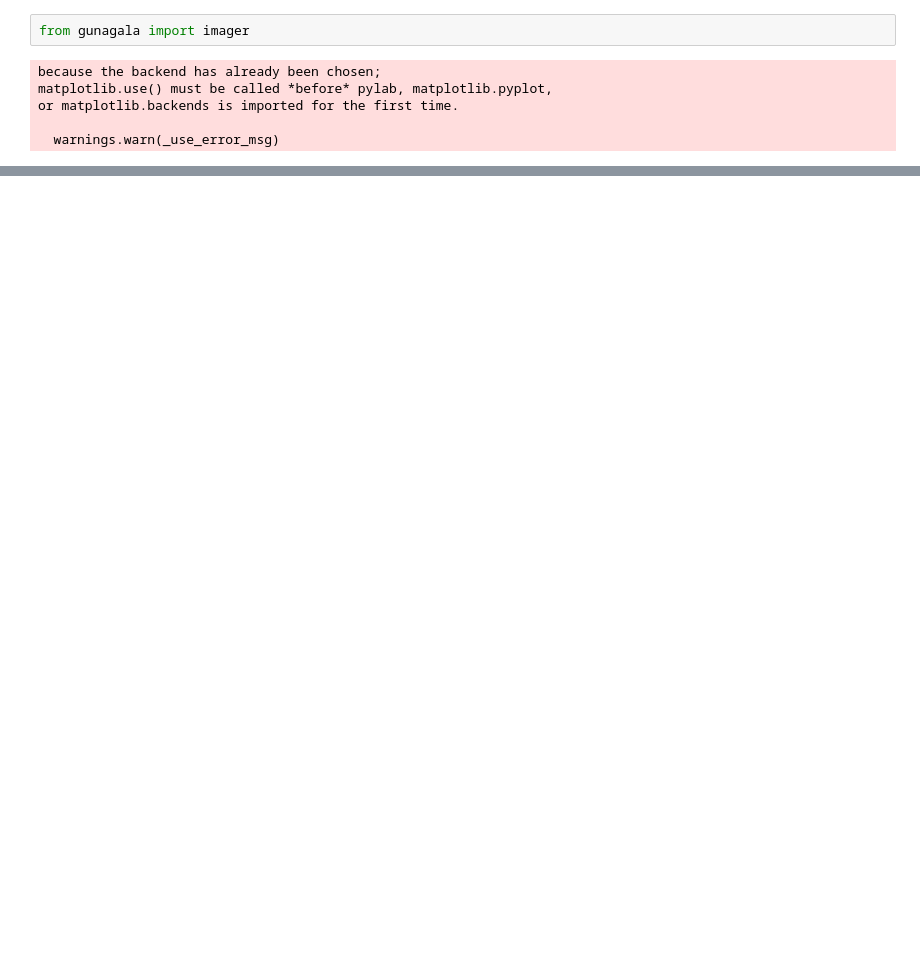
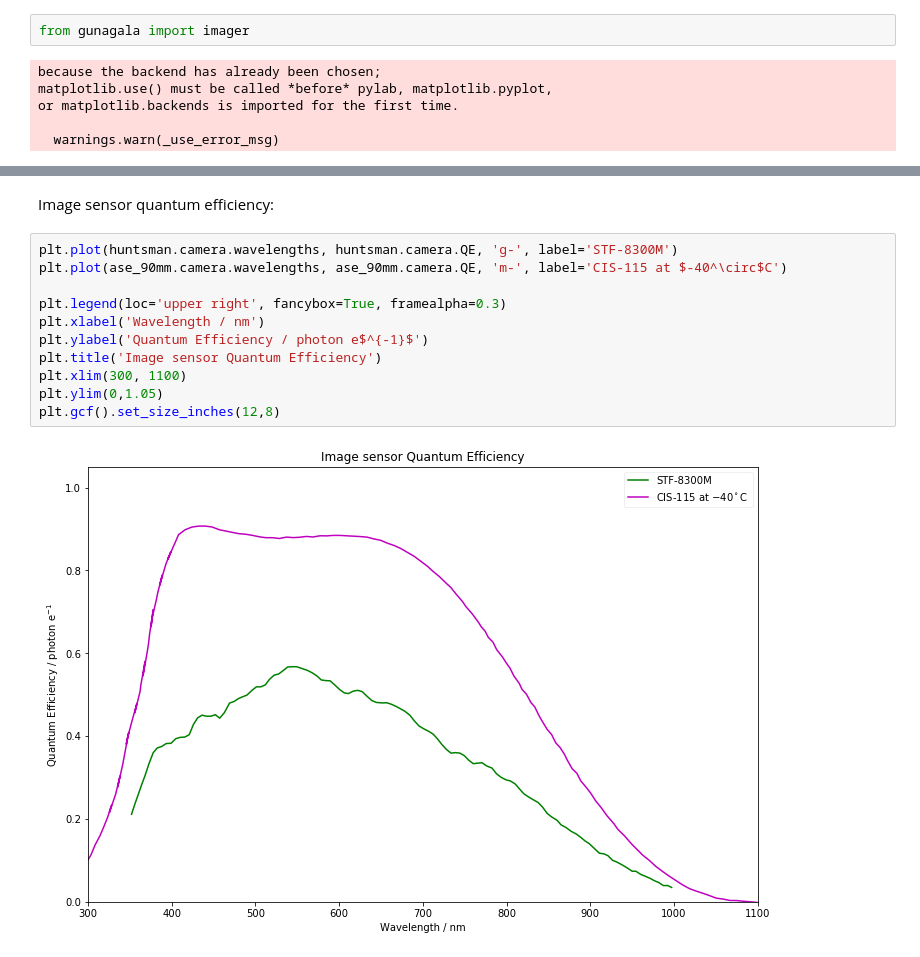
Before and after one commit to AstroHuntsman/gunagala, a Jupyter notebook: examples/Australian Space Eye 2017.ipynb, the cells around one changed output, grey strips where cells are left out. Saved outputs shown, nothing was run; the diff lists cells and outputs as text; blank space fills up the shorter version.

```diff
--- a/examples/Australian Space Eye 2017.ipynb
+++ b/examples/Australian Space Eye 2017.ipynb
@@ -169,0 +60,15 @@ $29.376398 \; \mathrm{mag}$$\mathrm{\left( \mathrm{AB} \right)}$
+# %% [markdown]
+Image sensor quantum efficiency:
+# %%
+plt.plot(huntsman.camera.wavelengths, huntsman.camera.QE, 'g-', label='STF-8300M')
+plt.plot(ase_90mm.camera.wavelengths, ase_90mm.camera.QE, 'm-', label='CIS-115 at $-40^\circ$C')
+
+plt.legend(loc='upper right', fancybox=True, framealpha=0.3)
+plt.xlabel('Wavelength / nm')
+plt.ylabel('Quantum Efficiency / photon e$^{-1}$')
+plt.title('Image sensor Quantum Efficiency')
+plt.xlim(300, 1100)
+plt.ylim(0,1.05)
+plt.gcf().set_size_inches(12,8)
+# %% [output]
+[figure, added]
```
Also changed, not shown: parts of 43 cells of this notebook, 3 other files.
